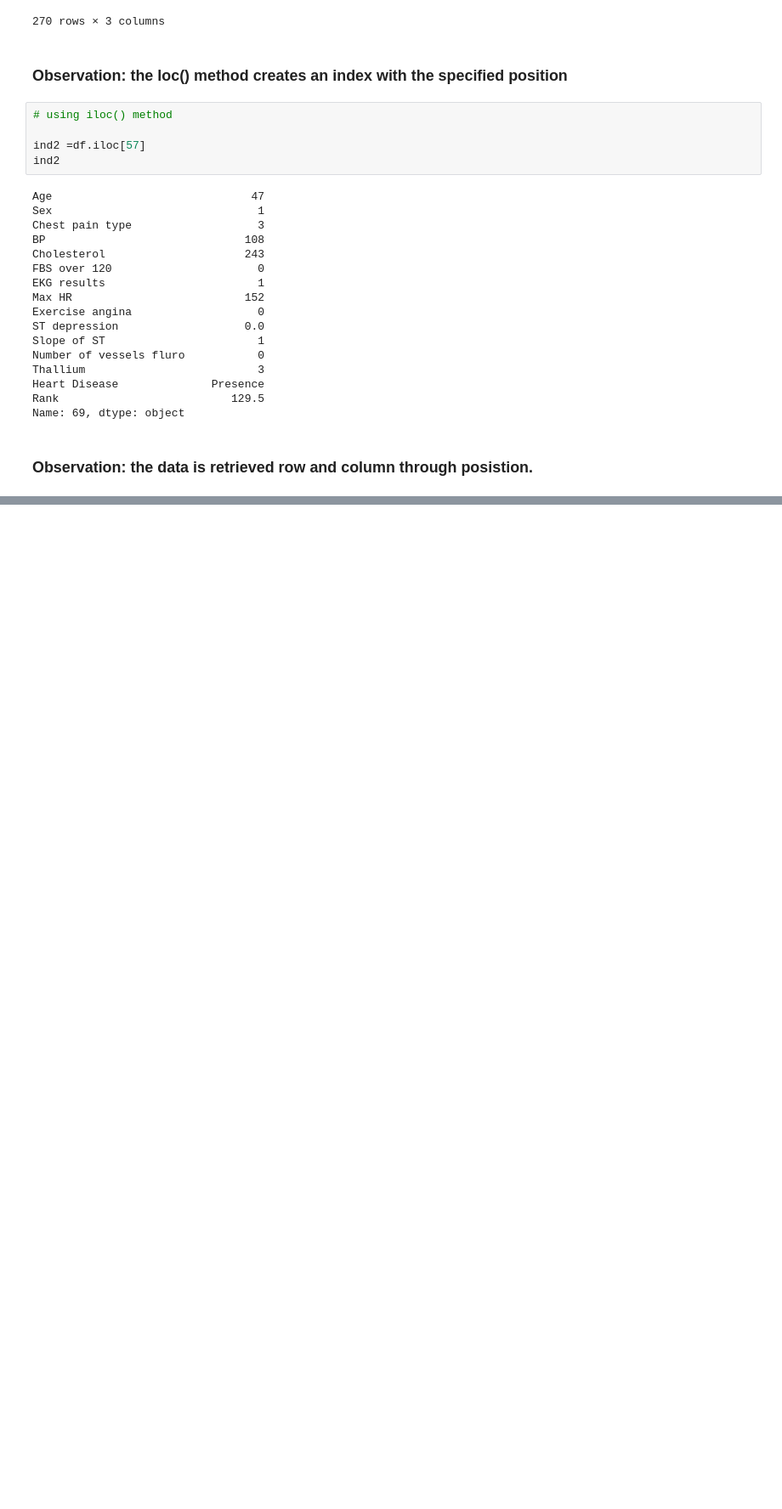
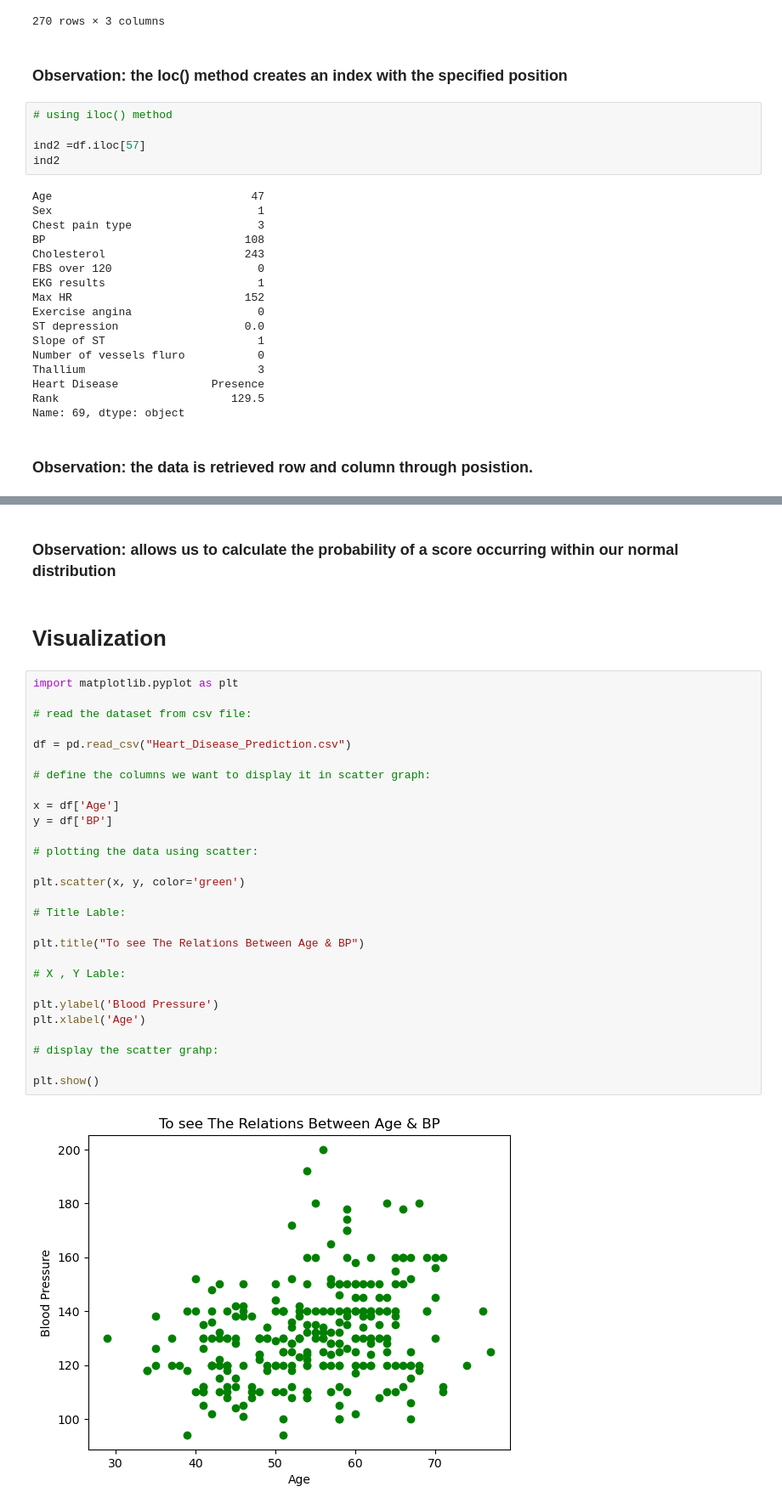
Before and after one commit to Alaa-Saif1/AlaaWork, a Jupyter notebook: Jupyter/Heart_Disease_Dataset_Manipulation.ipynb, the cells around one changed output, grey strips where cells are left out. Shown at 85% size. Drawn from its saved outputs; the diff is of its cells as text; blank space fills up the shorter version.

```diff
--- a/Jupyter/Heart_Disease_Dataset_Manipulation.ipynb
+++ b/Jupyter/Heart_Disease_Dataset_Manipulation.ipynb
@@ -370,0 +628,34 @@ Name: 69, dtype: object
+# %% [markdown]
+### Observation:  allows us to calculate the probability of a score occurring within our normal distribution
+# %% [markdown]
+# Visualization
+# %%
+import matplotlib.pyplot as plt
+
+# read the dataset from csv file:
+
+df = pd.read_csv("Heart_Disease_Prediction.csv")
+
+# define the columns we want to display it in scatter graph:
+
+x = df['Age']
+y = df['BP']
+
+# plotting the data using scatter:
+
+plt.scatter(x, y, color='green')
+
+# Title Lable:
+
+plt.title("To see The Relations Between Age & BP")
+
+# X , Y Lable:
+
+plt.ylabel('Blood Pressure')
+plt.xlabel('Age')
+
+# display the scatter grahp:
+
+plt.show()
+# %% [output]
+[figure, added]
```
Also changed, not shown: parts of 44 cells of this notebook.
